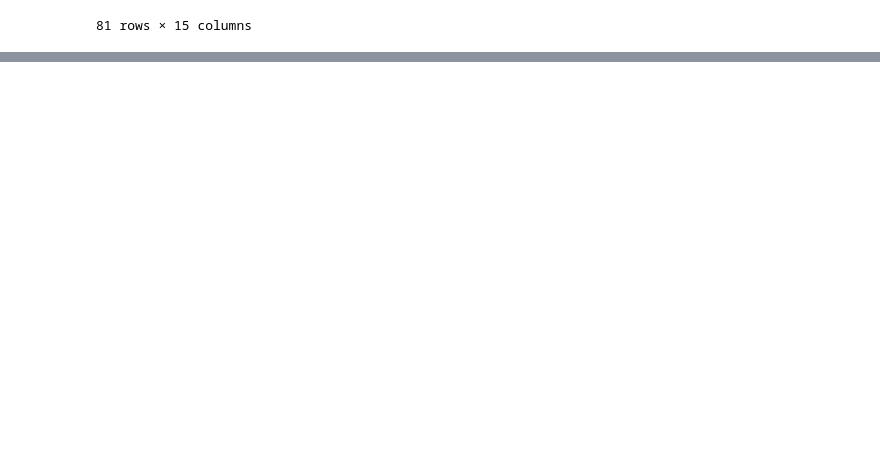
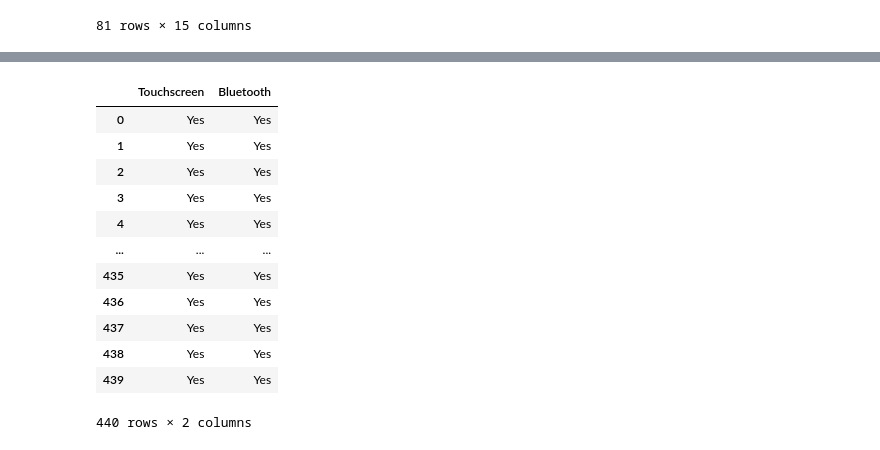
Before and after one commit to bhaveshsolanki159-codex/ML-mini-practice-Projects, a Jupyter notebook: Watch Price Predictions/main.ipynb, the cells around one changed output, grey strips where cells are left out. Saved outputs shown, nothing was run; the diff lists cells and outputs as text; code cells hidden in the pictures; blank space fills up the shorter version.

Commit message:
perform Label Encoding of col Bluetooth and touchscreen

```diff
--- a/Watch Price Predictions/main.ipynb
+++ b/Watch Price Predictions/main.ipynb
@@ -305,0 +315,19 @@ fig.show()
+# %%
+from sklearn.preprocessing import LabelEncoder
+
+le=LabelEncoder()
+data[data.columns[data.eq("Yes").any()]] # equivalent to data[['Touchscreen', 'Bluetooth']]
+# %% [output]
+|  | Touchscreen | Bluetooth |
+| 0 | Yes | Yes |
+| 1 | Yes | Yes |
+| 2 | Yes | Yes |
+| 3 | Yes | Yes |
+| 4 | Yes | Yes |
+| ... | ... | ... |
+| 435 | Yes | Yes |
+| 436 | Yes | Yes |
+| 437 | Yes | Yes |
+| 438 | Yes | Yes |
+| 439 | Yes | Yes |
+440 rows × 2 columns
```
Also changed, not shown: parts of 3 cells of this notebook.
